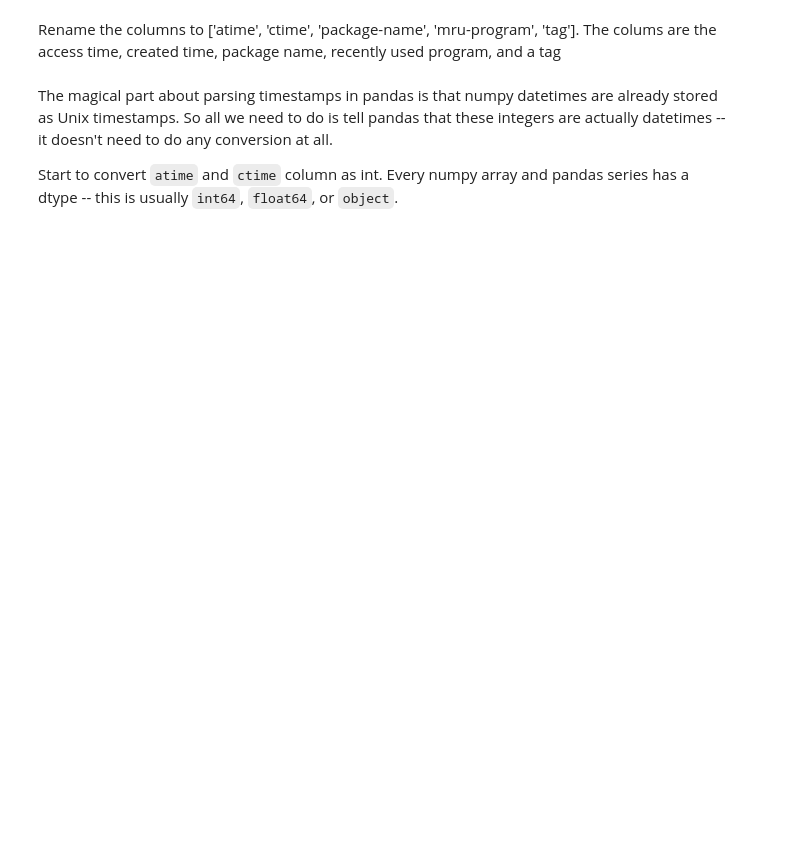
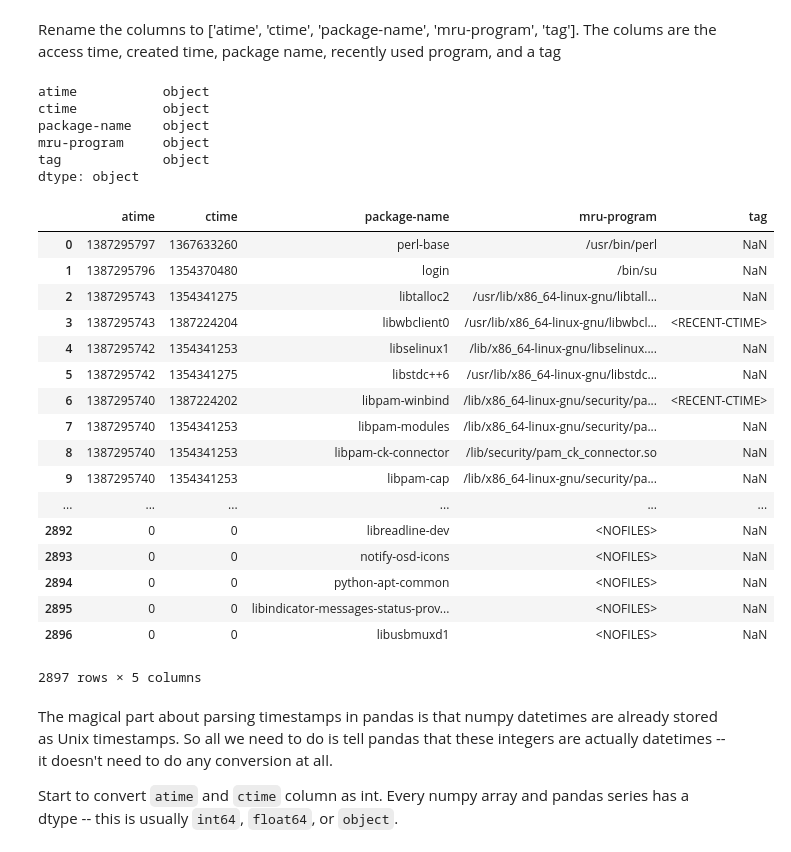
Before and after one commit to morganeheng/pandas-cookbook, a Jupyter notebook: cookbook/Chapter 8 - How to deal with timestamps.ipynb, the cells around one changed output. Saved outputs shown, nothing was run; the diff lists cells and outputs as text; code cells hidden in the pictures; blank space fills up the shorter version.

```diff
--- a/cookbook/Chapter 8 - How to deal with timestamps.ipynb
+++ b/cookbook/Chapter 8 - How to deal with timestamps.ipynb
@@ -14,5 +34,34 @@ popcon = pd.read_csv('../data/popularity-contest', sep=' ', )[:-1]
 # %% [markdown]
 Rename the columns to ['atime', 'ctime', 'package-name', 'mru-program', 'tag']. The colums are the access time, created time, package name, recently used program, and a tag
+# %%
+popcon = popcon.rename(index=str, columns={'POPULARITY-CONTEST-0':'atime', 'TIME:1387295813':'ctime', 'ID:d9bdc557ae8941c19e95da1c5da786bd':'package-name', 'ARCH:amd64':'mru-program', 'POPCONVER:1.53ubuntu1':'tag'})
+print(popcon.dtypes)
+popcon
+# %% [output]
+atime           object
+ctime           object
+package-name    object
+mru-program     object
+tag             object
+dtype: object
+|  | atime | ctime | package-name | mru-program | tag |
+| 0 | 1387295797 | 1367633260 | perl-base | /usr/bin/perl | NaN |
+| 1 | 1387295796 | 1354370480 | login | /bin/su | NaN |
+| 2 | 1387295743 | 1354341275 | libtalloc2 | /usr/lib/x86_64-linux-gnu/libtall... | NaN |
+| 3 | 1387295743 | 1387224204 | libwbclient0 | /usr/lib/x86_64-linux-gnu/libwbcl... | <RECENT-CTIME> |
+| 4 | 1387295742 | 1354341253 | libselinux1 | /lib/x86_64-linux-gnu/libselinux.... | NaN |
+| 5 | 1387295742 | 1354341275 | libstdc++6 | /usr/lib/x86_64-linux-gnu/libstdc... | NaN |
+| 6 | 1387295740 | 1387224202 | libpam-winbind | /lib/x86_64-linux-gnu/security/pa... | <RECENT-CTIME> |
+| 7 | 1387295740 | 1354341253 | libpam-modules | /lib/x86_64-linux-gnu/security/pa... | NaN |
+| 8 | 1387295740 | 1354341253 | libpam-ck-connector | /lib/security/pam_ck_connector.so | NaN |
+| 9 | 1387295740 | 1354341253 | libpam-cap | /lib/x86_64-linux-gnu/security/pa... | NaN |
+| ... | ... | ... | ... | ... | ... |
+| 2892 | 0 | 0 | libreadline-dev | <NOFILES> | NaN |
+| 2893 | 0 | 0 | notify-osd-icons | <NOFILES> | NaN |
+| 2894 | 0 | 0 | python-apt-common | <NOFILES> | NaN |
+| 2895 | 0 | 0 | libindicator-messages-status-prov... | <NOFILES> | NaN |
+| 2896 | 0 | 0 | libusbmuxd1 | <NOFILES> | NaN |
+2897 rows × 5 columns
 # %% [markdown]
 The magical part about parsing timestamps in pandas is that numpy datetimes are already stored as Unix timestamps. So all we need to do is tell pandas that these integers are actually datetimes -- it doesn't need to do any conversion at all.
 
```
Also changed, not shown: parts of 7 cells of this notebook, 1 other file.
